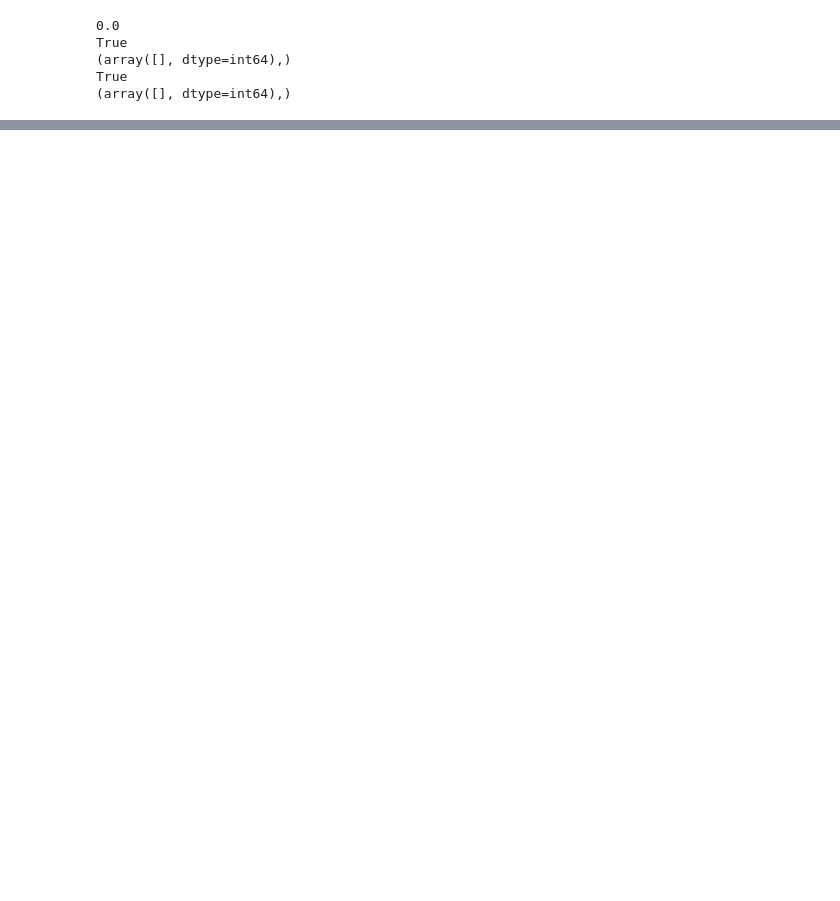
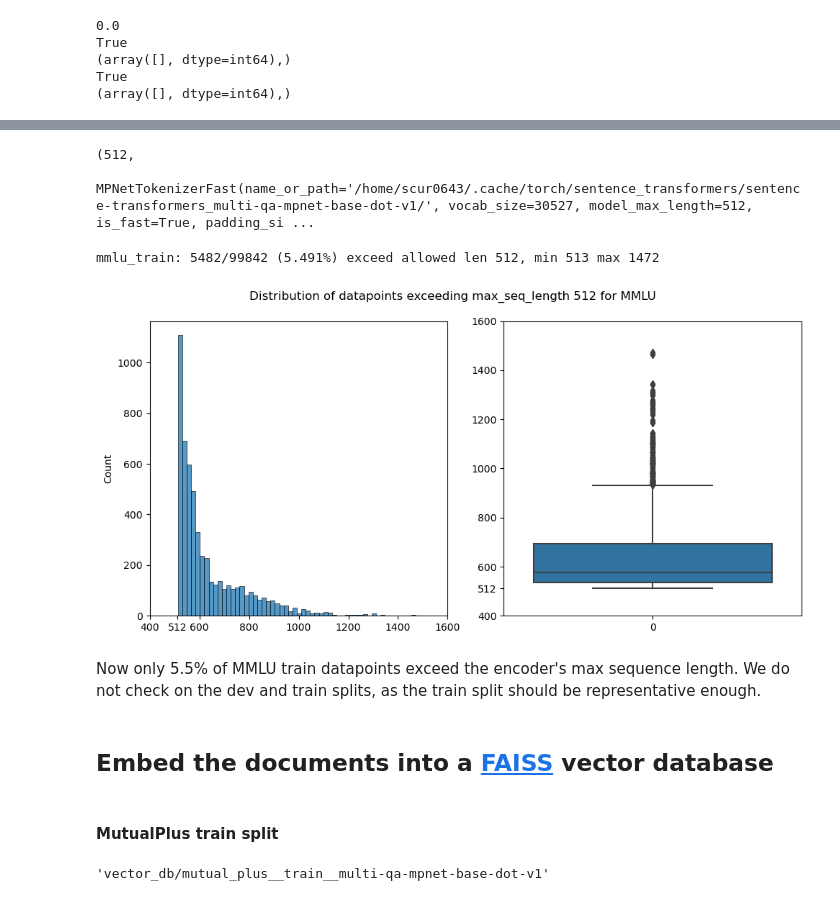
Before and after one commit to a-turcu/MuTual, a Jupyter notebook: notebooks/FAISS_sim_search.ipynb, the cells around one changed output, grey strips where cells are left out. Drawn from its saved outputs; the diff is of its cells as text; code cells hidden in the pictures; blank space fills up the shorter version.

```diff
--- a/notebooks/FAISS_sim_search.ipynb
+++ b/notebooks/FAISS_sim_search.ipynb
@@ -221,0 +245,4 @@ plt.tight_layout()
+# %%
+embedding_model_name = "multi-qa-mpnet-base-dot-v1"
+embedder = HuggingFaceEmbeddings(model_name=embedding_model_name)
+embedder
@@ -221,0 +254,35 @@ plt.tight_layout()
+# %%
+embedder.client[0].max_seq_length, embedder.client[0].tokenizer
+# %% [output]
+(512,
+ MPNetTokenizerFast(name_or_path='/home/scur0643/.cache/torch/sentence_transformers/sentence-transformers_multi-qa-mpnet-base-dot-v1/', vocab_size=30527, model_max_length=512, is_fast=True, padding_si ...
+# %%
+mmlu_exceeding = count_exceeding_tokens(
+    embedder.client[0].tokenizer,
+    embedder.client[0].max_seq_length,
+    mmlu_train_ctx,
+    "mmlu_train",
+    batch_size=int(1e4)
+)
+# %% [output]
+mmlu_train: 5482/99842 (5.491%) exceed allowed len 512, min 513 max 1472
+# %%
+fig, axes = plt.subplots(1, 2, figsize=(10, 5))
+
+sns.histplot(mmlu_exceeding["n_toks"], ax=axes[0])
+axes[0].set_xticks(np.insert(axes[0].get_xticks(), 0, 512))
+sns.boxplot(mmlu_exceeding["n_toks"], ax=axes[1])
+axes[1].set_yticks(np.insert(axes[1].get_yticks(), 0, 512))
+fig.suptitle(
+    f"Distribution of datapoints exceeding max_seq_length {embedder.client[0].max_seq_length} for MMLU"
+)
+plt.tight_layout()
+# %% [output]
+[figure, added]
+# %% [markdown]
+Now only 5.5% of MMLU train datapoints exceed the encoder's max sequence length. We do not check on the dev and train
+splits, as the train split should be representative enough.
+# %% [markdown]
+## Embed the documents into a [FAISS](https://github.com/facebookresearch/faiss) vector database
+# %% [markdown]
+#### MutualPlus train split
@@ -221,0 +324,7 @@ plt.tight_layout()
+# %%
+mutualplus_db_name = make_vectordb_dir_name(
+    "mutual_plus", "train", embedding_model_name
+)
+mutualplus_db_name
+# %% [output]
+'vector_db/mutual_plus__train__multi-qa-mpnet-base-dot-v1'
```
Also changed, not shown: parts of 42 cells of this notebook, 2 other files.
